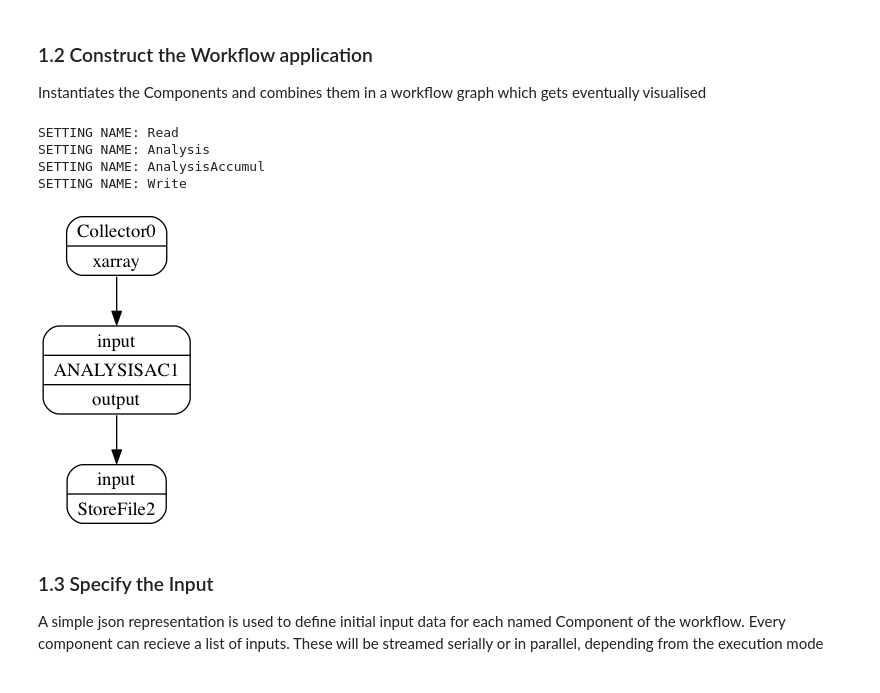
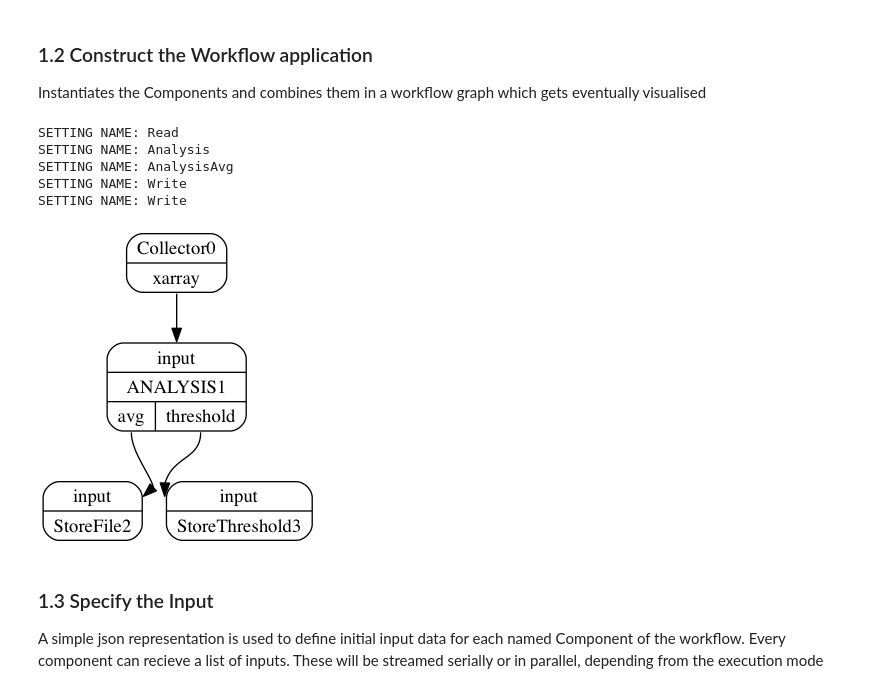
Before and after one commit to KNMI/wps_workflow, a Jupyter notebook: ProvenanceDemo.ipynb, the cells around one changed output. Drawn from its saved outputs; the diff is of its cells as text; code cells hidden in the pictures.

```diff
--- a/ProvenanceDemo.ipynb
+++ b/ProvenanceDemo.ipynb
@@ -148,13 +148,14 @@ class Analysis(GenericPE):
 
 
 #Collect multiple inputs before producing a result
-class AnalysisAccumul(GenericPE):
+class AnalysisAvg(GenericPE):
 
     def __init__(self):
         GenericPE.__init__(self)
         self._add_input('input')
         self._add_output('output')
-        self.count=0
+        self._add_output('threshold')
+        self.count=1
 
     def _process(self,inputs):
         self.log('Workflow_process')
@@ -163,11 +164,17 @@ class AnalysisAccumul(GenericPE):
         nc = inputs['input'][0]
 
         #Additional metadata can be added to the output for provenance contextualisation
+
+        if (self.count%3==0):
+            self.log("PRINT AVG" +str(self.count))
+            self.write('avg', (nc , inputs['input'][1] ), metadata={'count':self.count})
+
+
+        if (self.count%5==0):
+            self.log("PRINT thr" +str(self.count))
+            self.write('threshold', (nc , inputs['input'][1] ), metadata={'count':self.count})
+
         self.count+=1
-        if (self.count==3):
-            self.log(self.count)
-            self.write('output', (nc , inputs['input'][1] ), metadata={'mycustom_term':10})
-            self.count=0
 # %% [markdown]
 ### 1.2 Construct the Workflow application
 
@@ -179,38 +186,42 @@ def createWorkflowGraph():
     readX  = Read()
     readX.name = 'Collector'
 
     analyse   = Analysis()
     analyse.name    = 'ANALYSIS'
     analyse.parameters = { 'filter': 10 }
 
 
-    analyseAc   = AnalysisAccumul()
-    analyseAc.name    = 'ANALYSISAC'
+    analyseAc   = AnalysisAvg()
+    analyseAc.name    = 'ANALYSIS'
     analyseAc.parameters = { 'filter': 10 }
 
     writeX = Write()
     writeX.name = 'StoreFile'
+    writey = Write()
+    writey.name = 'StoreThreshold'
 
 
     graph = WorkflowGraph()
     graph.connect(readX ,'xarray'   , analyseAc     ,'input')
-    graph.connect(analyseAc    ,'output'   , writeX , 'input')
+    graph.connect(analyseAc    ,'avg'   , writeX , 'input')
+    graph.connect(analyseAc    ,'threshold'   , writey , 'input')
 
     return graph
 
 
 
 graph = createWorkflowGraph()
 
 
 from dispel4py.visualisation import display
 display(graph)
 # %% [output]
 SETTING NAME: Read
 SETTING NAME: Analysis
-SETTING NAME: AnalysisAccumul
+SETTING NAME: AnalysisAvg
 SETTING NAME: Write
+SETTING NAME: Write
-[figure, old version]
+[figure, new version]
 # %% [markdown]
 ### 1.3 Specify the Input
 
```
Also changed, not shown: parts of 12 cells of this notebook, 1 other file.
